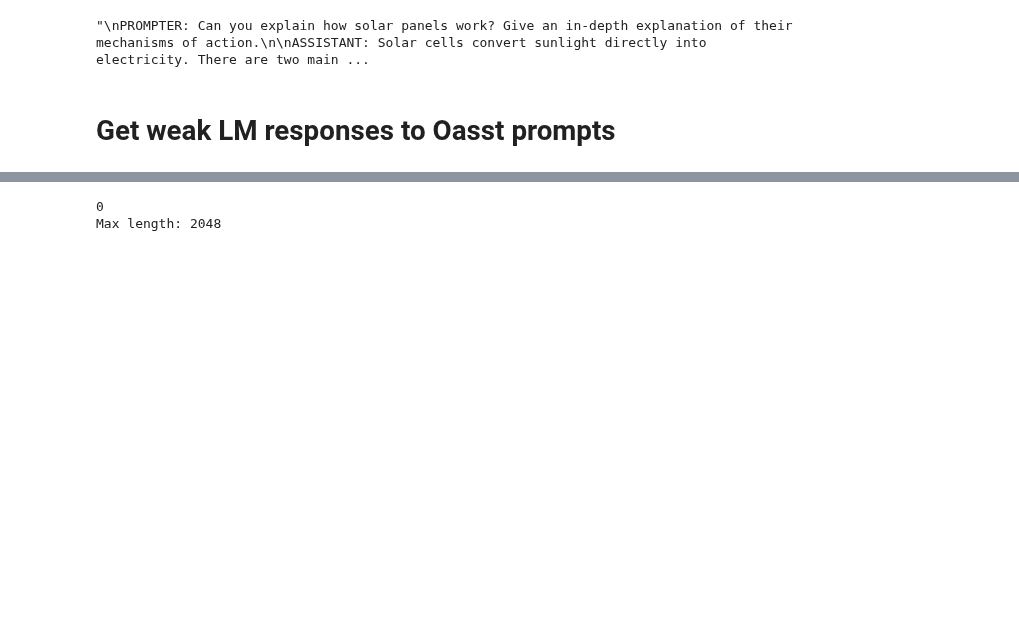
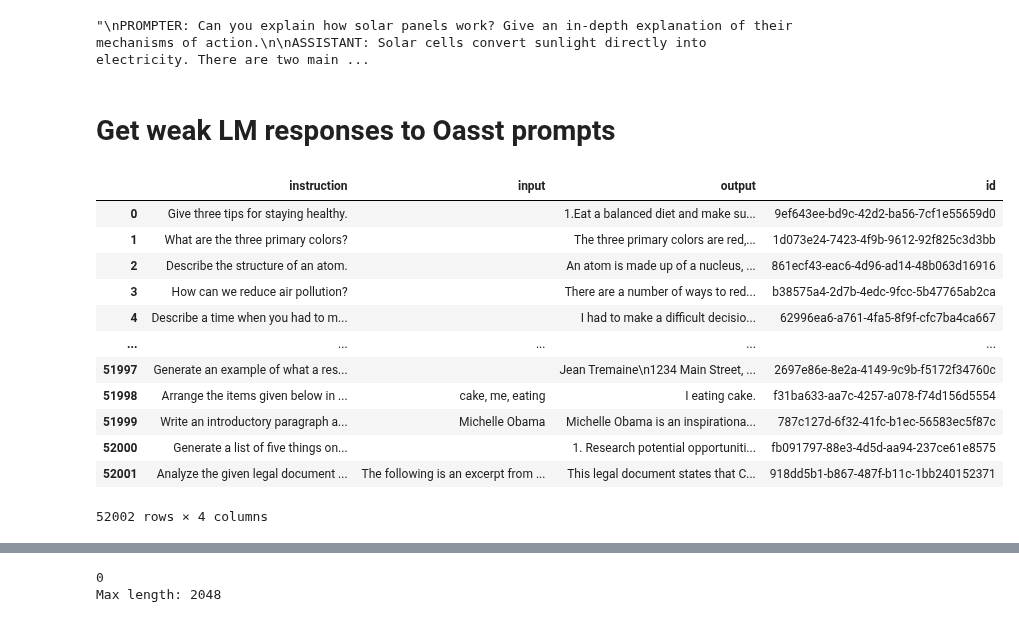
Before and after one commit to AlexTMallen/dlk-benchmarking, a Jupyter notebook: auto-labeling/oasst.ipynb, the cells around one changed output, grey strips where cells are left out. Saved outputs shown, nothing was run; the diff lists cells and outputs as text; code cells hidden in the pictures; blank space fills up the shorter version.

```diff
--- a/auto-labeling/oasst.ipynb
+++ b/auto-labeling/oasst.ipynb
@@ -130,12 +130,30 @@ Overall, solar cells convert sunlight directly into electricity, providing a cle
 # %%
 # ds = load_dataset("OpenAssistant/oasst1")
 # load dataset from local jsonl
-path = "data/oasst/2023-04-12_oasst_all.messages.jsonl"
-# path = "data/alpaca_data.json"
+# path = "data/oasst/2023-04-12_oasst_all.messages.jsonl"
+path = "data/alpaca_data.json"
 
 import pandas as pd
+import uuid
 
-df = pd.read_json(path, lines=True)
+df = pd.read_json(path, lines=path.endswith("jsonl"))
+df["id"] = [str(uuid.uuid4()) for _ in range(len(df))]
+# %%
+df
+# %% [output]
+|  | instruction | input | output | id |
+| 0 | Give three tips for staying healthy. |  | 1.Eat a balanced diet and make su... | 9ef643ee-bd9c-42d2-ba56-7cf1e55659d0 |
+| 1 | What are the three primary colors? |  | The three primary colors are red,... | 1d073e24-7423-4f9b-9612-92f825c3d3bb |
+| 2 | Describe the structure of an atom. |  | An atom is made up of a nucleus, ... | 861ecf43-eac6-4d96-ad14-48b063d16916 |
+| 3 | How can we reduce air pollution? |  | There are a number of ways to red... | b38575a4-2d7b-4edc-9fcc-5b47765ab2ca |
+| 4 | Describe a time when you had to m... |  | I had to make a difficult decisio... | 62996ea6-a761-4fa5-8f9f-cfc7ba4ca667 |
+| ... | ... | ... | ... | ... |
+| 51997 | Generate an example of what a res... |  | Jean Tremaine\n1234 Main Street, ... | 2697e86e-8e2a-4149-9c9b-f5172f34760c |
+| 51998 | Arrange the items given below in ... | cake, me, eating | I eating cake. | f31ba633-aa7c-4257-a078-f74d156d5554 |
+| 51999 | Write an introductory paragraph a... | Michelle Obama | Michelle Obama is an inspirationa... | 787c127d-6f32-41fc-b1ec-56583ec5f87c |
+| 52000 | Generate a list of five things on... |  | 1. Research potential opportuniti... | fb091797-88e3-4d5d-aa94-237ce61e8575 |
+| 52001 | Analyze the given legal document ... | The following is an excerpt from ... | This legal document states that C... | 918dd5b1-b867-487f-b11c-1bb240152371 |
+52002 rows × 4 columns
 # %%
 from transformers import AutoTokenizer, AutoModelForCausalLM
 from peft import PeftModel
```
Also changed, not shown: parts of 4 cells of this notebook, 2 other files.
